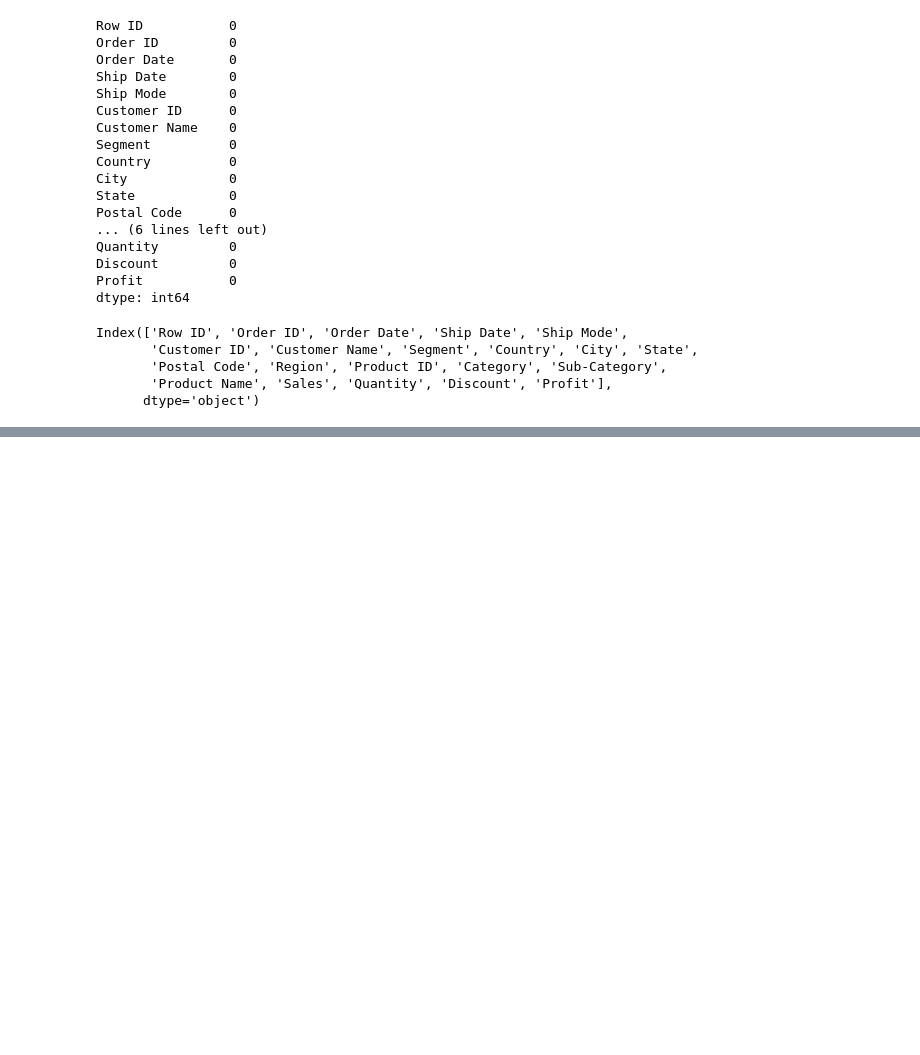
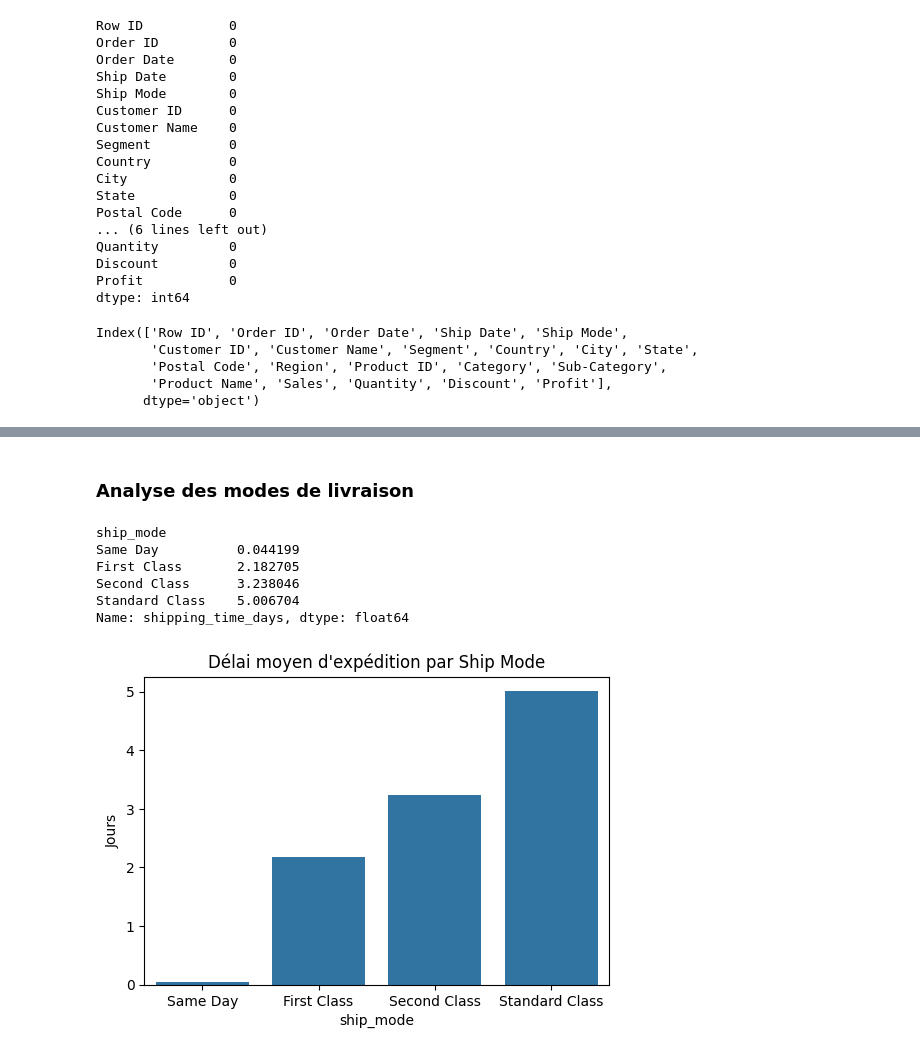
Before and after one commit to msshaqura/project_superstore, a Jupyter notebook: sample_superstore.ipynb, the cells around one changed output, grey strips where cells are left out. Saved outputs shown, nothing was run; the diff lists cells and outputs as text; code cells hidden in the pictures; blank space fills up the shorter version.

```diff
--- a/sample_superstore.ipynb
+++ b/sample_superstore.ipynb
@@ -83,0 +363,21 @@ df.describe()
+# %% [markdown]
+### Analyse des modes de livraison
+# %%
+# Délai moyen d'expédition par Ship Mode
+shipping_mode = df_cleaned.groupby('ship_mode')['shipping_time_days'].mean().sort_values()
+print(shipping_mode)
+
+# Visualisation
+plt.figure(figsize=(6,4))
+sns.barplot(x=shipping_mode.index, y=shipping_mode.values)
+plt.title("Délai moyen d'expédition par Ship Mode")
+plt.ylabel("Jours")
+plt.show()
+# %% [output]
+ship_mode
+Same Day          0.044199
+First Class       2.182705
+Second Class      3.238046
+Standard Class    5.006704
+Name: shipping_time_days, dtype: float64
+[figure, added]
```
Also changed, not shown: parts of 72 cells of this notebook.
